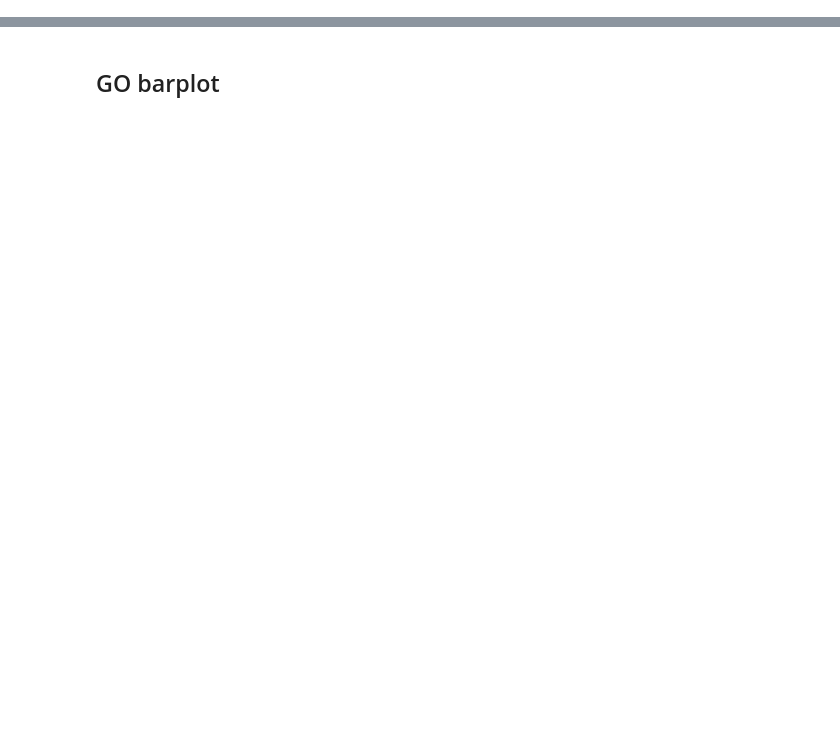
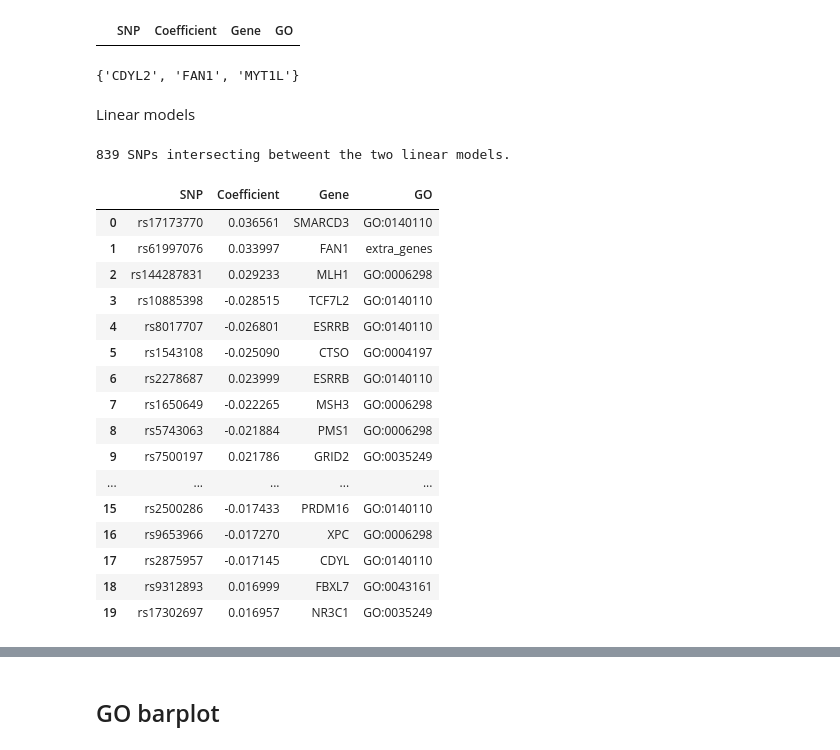
Before and after one commit to cfuses/ML-HD, a Jupyter notebook: code/regression_models/results_visualization/go_contributions.ipynb, the cells around one changed output, grey strips where cells are left out. Cells and saved outputs as stored; diff of their text form; code cells hidden in the pictures; blank space fills up the shorter version.

```diff
--- a/code/regression_models/results_visualization/go_contributions.ipynb
+++ b/code/regression_models/results_visualization/go_contributions.ipynb
@@ -0,0 +38,4 @@
+# %%
+SNPintersection
+# %% [output]
+|  | SNP | Coefficient | Gene | GO |
@@ -0,0 +48,35 @@
+# %%
+intersecting_genes
+# %% [output]
+{'CDYL2', 'FAN1', 'MYT1L'}
+# %% [markdown]
+Linear models
+# %%
+# Find the intersection of the SNP columns
+intersecting_snps = set(lasso['SNP']).intersection(set(elasticnet['SNP']))
+
+# Filter df to get information about intersecting SNPs
+linearmodels_SNPintersection = lasso[lasso['SNP'].isin(intersecting_snps)]
+
+print(len(linearmodels_SNPintersection), 'SNPs intersecting betweent the two linear models.')
+
+linearmodels_SNPintersection.head(20)
+# %% [output]
+839 SNPs intersecting betweent the two linear models.
+|  | SNP | Coefficient | Gene | GO |
+| 0 | rs17173770 | 0.036561 | SMARCD3 | GO:0140110 |
+| 1 | rs61997076 | 0.033997 | FAN1 | extra_genes |
+| 2 | rs144287831 | 0.029233 | MLH1 | GO:0006298 |
+| 3 | rs10885398 | -0.028515 | TCF7L2 | GO:0140110 |
+| 4 | rs8017707 | -0.026801 | ESRRB | GO:0140110 |
+| 5 | rs1543108 | -0.025090 | CTSO | GO:0004197 |
+| 6 | rs2278687 | 0.023999 | ESRRB | GO:0140110 |
+| 7 | rs1650649 | -0.022265 | MSH3 | GO:0006298 |
+| 8 | rs5743063 | -0.021884 | PMS1 | GO:0006298 |
+| 9 | rs7500197 | 0.021786 | GRID2 | GO:0035249 |
+| ... | ... | ... | ... | ... |
+| 15 | rs2500286 | -0.017433 | PRDM16 | GO:0140110 |
+| 16 | rs9653966 | -0.017270 | XPC | GO:0006298 |
+| 17 | rs2875957 | -0.017145 | CDYL | GO:0140110 |
+| 18 | rs9312893 | 0.016999 | FBXL7 | GO:0043161 |
+| 19 | rs17302697 | 0.016957 | NR3C1 | GO:0035249 |
```
Also changed, not shown: parts of 38 cells of this notebook, 1 other file.
